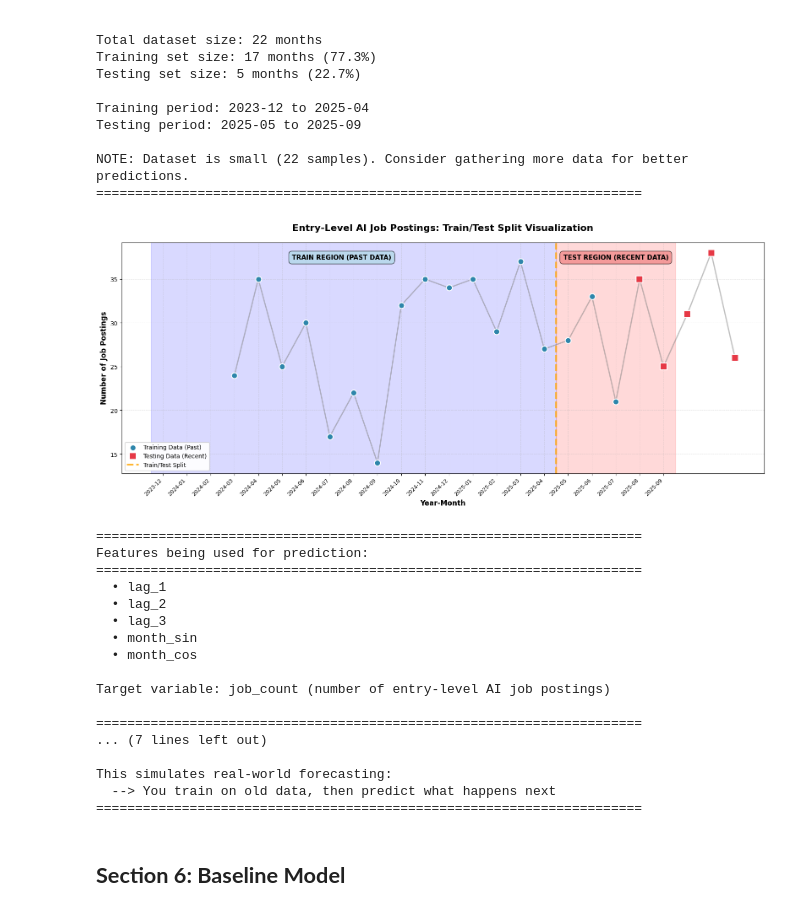
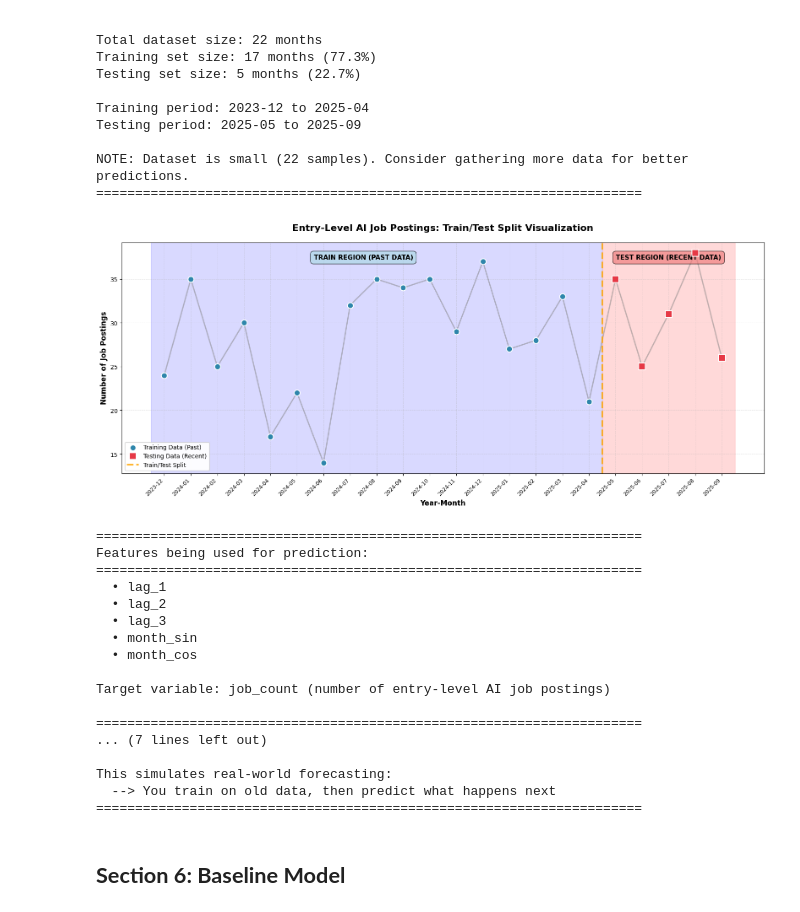
Before and after one commit to DiegoPatterson/Predicting-Emerging-Entry-Level-Jobs-in-the-AI-Market, a Jupyter notebook: project_folder/job_market_prediction.ipynb, the cells around one changed output. Saved outputs shown, nothing was run; the diff lists cells and outputs as text; code cells hidden in the pictures.

Commit message:
Fixed a offset problem

```diff
--- a/project_folder/job_market_prediction.ipynb
+++ b/project_folder/job_market_prediction.ipynb
@@ -341,24 +341,29 @@ NOTE: Dataset is small (22 samples). Consider gathering more data for better pre
 # %%
 ## Visualize the split ##
 plt.figure(figsize=(16, 7))
+
+# Use sequential indices for x-axis (not Time_Index which may be offset)
+x_positions = list(range(len(entry_level_df)))
 
 # Add shaded regions first (so they're in the background)
 plt.axvspan(-0.5, split_index-0.5, alpha=0.15, color='blue', zorder=1)
 plt.axvspan(split_index-0.5, len(entry_level_df)-0.5, alpha=0.15, color='red', zorder=1)
 
 # Plot the continuous line for all data
-plt.plot(entry_level_df['Time_Index'], entry_level_df['job_count'],
+plt.plot(x_positions, entry_level_df['job_count'],
             linewidth=2, color='gray', alpha=0.5, zorder=2)
 
 # Overlay training data points in blue
-train_data = entry_level_df.iloc[:split_index]
-plt.scatter(train_data['Time_Index'], train_data['job_count'],
+train_x = x_positions[:split_index]
+train_y = entry_level_df.iloc[:split_index]['job_count']
+plt.scatter(train_x, train_y,
             s=100, marker='o', color='#2E86AB', edgecolor='white',
             linewidth=1.5, label='Training Data (Past)', zorder=4)
 
 # Overlay testing data points in red
-test_data = entry_level_df.iloc[split_index:]
-plt.scatter(test_data['Time_Index'], test_data['job_count'],
+test_x = x_positions[split_index:]
+test_y = entry_level_df.iloc[split_index:]['job_count']
+plt.scatter(test_x, test_y,
             s=120, marker='s', color='#E63946', edgecolor='white',
             linewidth=1.5, label='Testing Data (Recent)', zorder=4)
 
@@ -372,43 +377,46 @@ plt.xlabel('Year-Month', fontsize=12, fontweight='bold')
 plt.ylabel('Number of Job Postings', fontsize=12, fontweight='bold')
 
 # Show ALL year-month labels on x-axis for complete clarity
-all_tick_positions = list(range(len(entry_level_df)))
-all_tick_labels = [entry_level_df.iloc[i]['Year_Month'] for i in all_tick_positions]
-plt.xticks(all_tick_positions, all_tick_labels, rotation=45, ha='right', fontsize=9)
+all_tick_labels = [entry_level_df.iloc[i]['Year_Month'] for i in x_positions]
+plt.xticks(x_positions, all_tick_labels, rotation=45, ha='right', fontsize=9)
 
 # Add text annotations for regions
 plt.text(split_index/2 - 1, plt.ylim()[1]*0.95, 'TRAIN REGION (PAST DATA)',
             fontsize=11, fontweight='bold', ha='center',
             bbox=dict(boxstyle='round,pad=0.5', facecolor='lightblue', alpha=0.7))
 plt.text(split_index + (len(entry_level_df) - split_index)/2 - 0.5, plt.ylim()[1]*0.95,
             'TEST REGION (RECENT DATA)',
             fontsize=11, fontweight='bold', ha='center',
             bbox=dict(boxstyle='round,pad=0.5', facecolor='lightcoral', alpha=0.7))
 
 plt.grid(True, alpha=0.3, linestyle='--', linewidth=0.7, zorder=1)
 plt.legend(loc='lower left', fontsize=10, framealpha=0.95)
 plt.tight_layout()
 plt.show()
 
 # Display the actual data being used with clearer explanation
 print(f"\n{'='*70}")
 print("Features being used for prediction:")
 print(f"{'='*70}")
 for col in feature_cols:
     print(f"  • {col}")
 print(f"\nTarget variable: job_count (number of entry-level AI job postings)")
 print(f"\n{'='*70}")
 print("How the split works:")
 print(f"{'='*70}")
-print("TRAIN on PAST data (blue points): 2024-06 to 2025-05")
+train_start = entry_level_df.iloc[0]['Year_Month']
+train_end = entry_level_df.iloc[split_index-1]['Year_Month']
+test_start = entry_level_df.iloc[split_index]['Year_Month']
+test_end = entry_level_df.iloc[-1]['Year_Month']
+print(f"TRAIN on PAST data (blue points): {train_start} to {train_end}")
 print("  --> The model learns patterns from historical data")
-print(f"\nTEST on RECENT data (red points): 2025-06 to 2025-09")
+print(f"\nTEST on RECENT data (red points): {test_start} to {test_end}")
 print("  --> Evaluate if the model can predict more recent months")
 print(f"\nThis simulates real-world forecasting:")
 print("  --> You train on old data, then predict what happens next")
 print(f"{'='*70}")
 # %% [output]
-[figure, old version]
+[figure, new version]
 ======================================================================
 Features being used for prediction:
 ======================================================================
```
Also changed, not shown: parts of 14 cells of this notebook.
